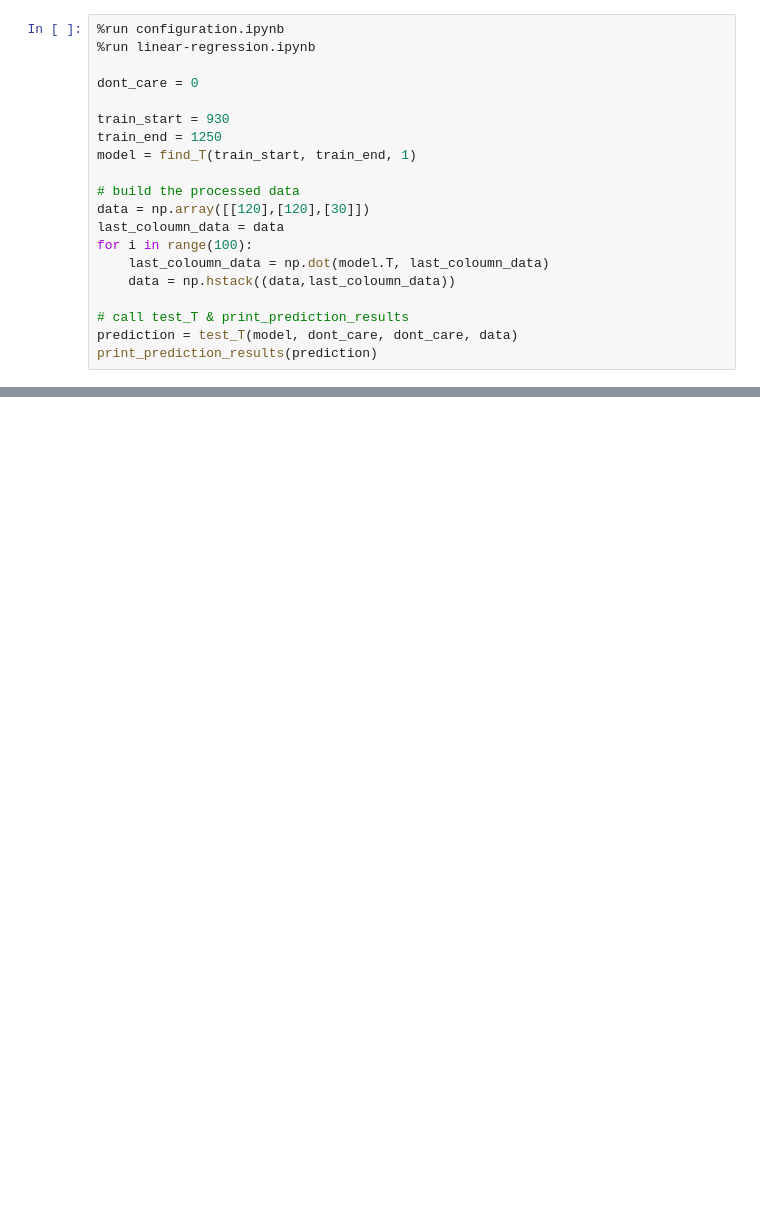
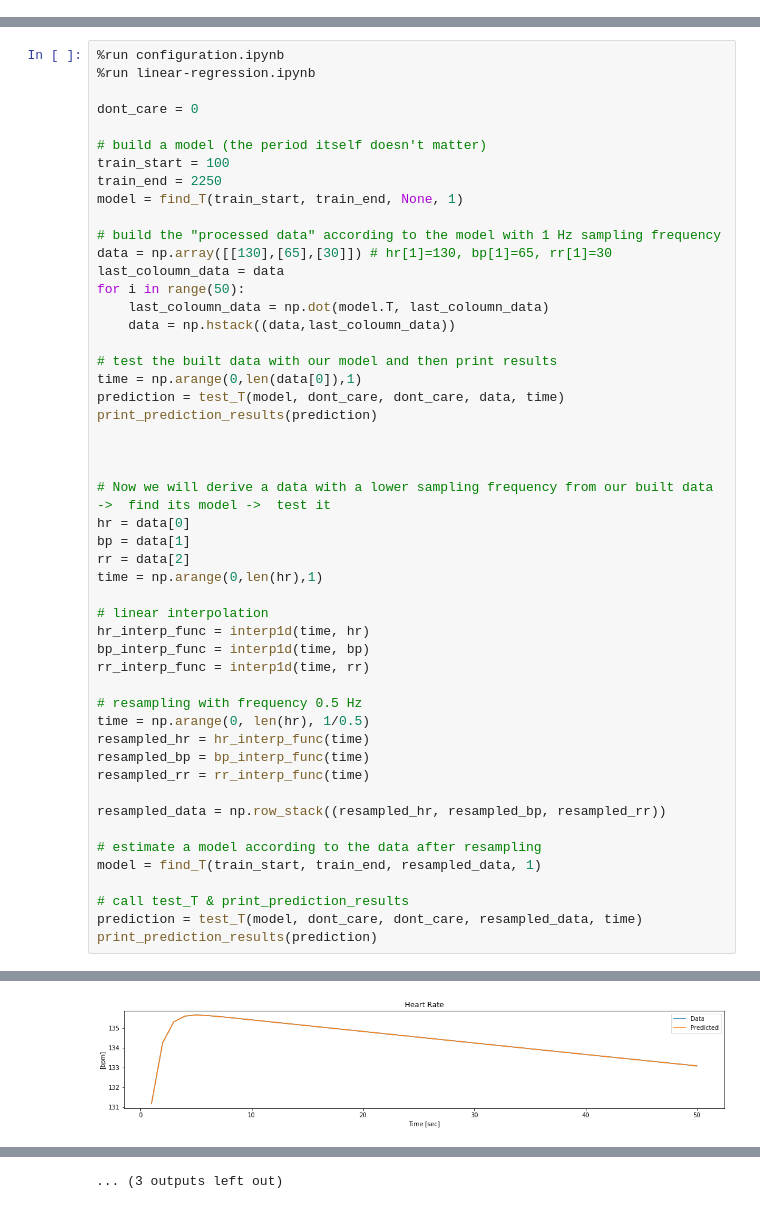
Before and after one commit to aliabufoul/SLDS, a Jupyter notebook: verification.ipynb, the cells around one changed output, grey strips where cells are left out. Drawn from its saved outputs; the diff is of its cells as text; blank space fills up the shorter version.

Commit message:
Add test_T & resampling verification

```diff
--- a/verification.ipynb
+++ b/verification.ipynb
@@ -1,20 +0,0 @@
-# %%
-%run configuration.ipynb
-%run linear-regression.ipynb
-
-dont_care = 0
-
-train_start = 930
-train_end = 1250
-model = find_T(train_start, train_end, 1)
-
-# build the processed data
-data = np.array([[120],[120],[30]])
-last_coloumn_data = data
-for i in range(100):
-    last_coloumn_data = np.dot(model.T, last_coloumn_data)
-    data = np.hstack((data,last_coloumn_data))
-
-# call test_T & print_prediction_results
-prediction = test_T(model, dont_care, dont_care, data)
-print_prediction_results(prediction)
@@ -41,0 +1,51 @@ Coefficient of determination: 1.00
+# %%
+%run configuration.ipynb
+%run linear-regression.ipynb
+
+dont_care = 0
+
+# build a model (the period itself doesn't matter)
+train_start = 100
+train_end = 2250
+model = find_T(train_start, train_end, None, 1)
+
+# build the "processed data" according to the model with 1 Hz sampling frequency
+data = np.array([[130],[65],[30]]) # hr[1]=130, bp[1]=65, rr[1]=30
+last_coloumn_data = data
+for i in range(50):
+    last_coloumn_data = np.dot(model.T, last_coloumn_data)
+    data = np.hstack((data,last_coloumn_data))
+
+# test the built data with our model and then print results
+time = np.arange(0,len(data[0]),1)
+prediction = test_T(model, dont_care, dont_care, data, time)
+print_prediction_results(prediction)
+
+
+
+# Now we will derive a data with a lower sampling frequency from our built data ->  find its model ->  test it
+hr = data[0]
+bp = data[1]
+rr = data[2]
+time = np.arange(0,len(hr),1)
+
+# linear interpolation
+hr_interp_func = interp1d(time, hr)
+bp_interp_func = interp1d(time, bp)
+rr_interp_func = interp1d(time, rr)
+
+# resampling with frequency 0.5 Hz
+time = np.arange(0, len(hr), 1/0.5)
+resampled_hr = hr_interp_func(time)
+resampled_bp = bp_interp_func(time)
+resampled_rr = rr_interp_func(time)
+
+resampled_data = np.row_stack((resampled_hr, resampled_bp, resampled_rr))
+
+# estimate a model according to the data after resampling
+model = find_T(train_start, train_end, resampled_data, 1)
+
+# call test_T & print_prediction_results
+prediction = test_T(model, dont_care, dont_care, resampled_data, time)
+print_prediction_results(prediction)
+# %% [output]
@@ -41,0 +65 @@ Coefficient of determination: 1.00
+[figure, added]
@@ -41,0 +89 @@ Coefficient of determination: 1.00
+... (3 outputs left out)
```
Also changed, not shown: parts of 2 cells of this notebook, 2 other files.
